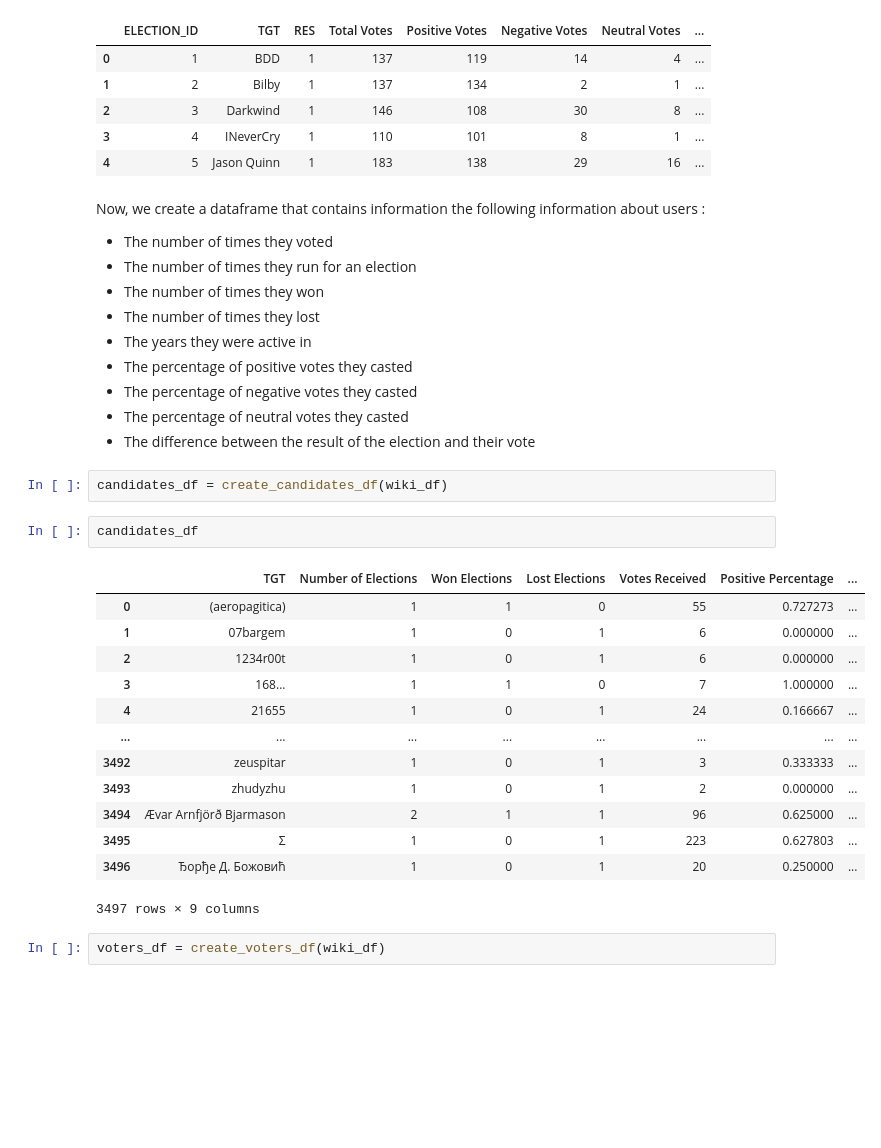
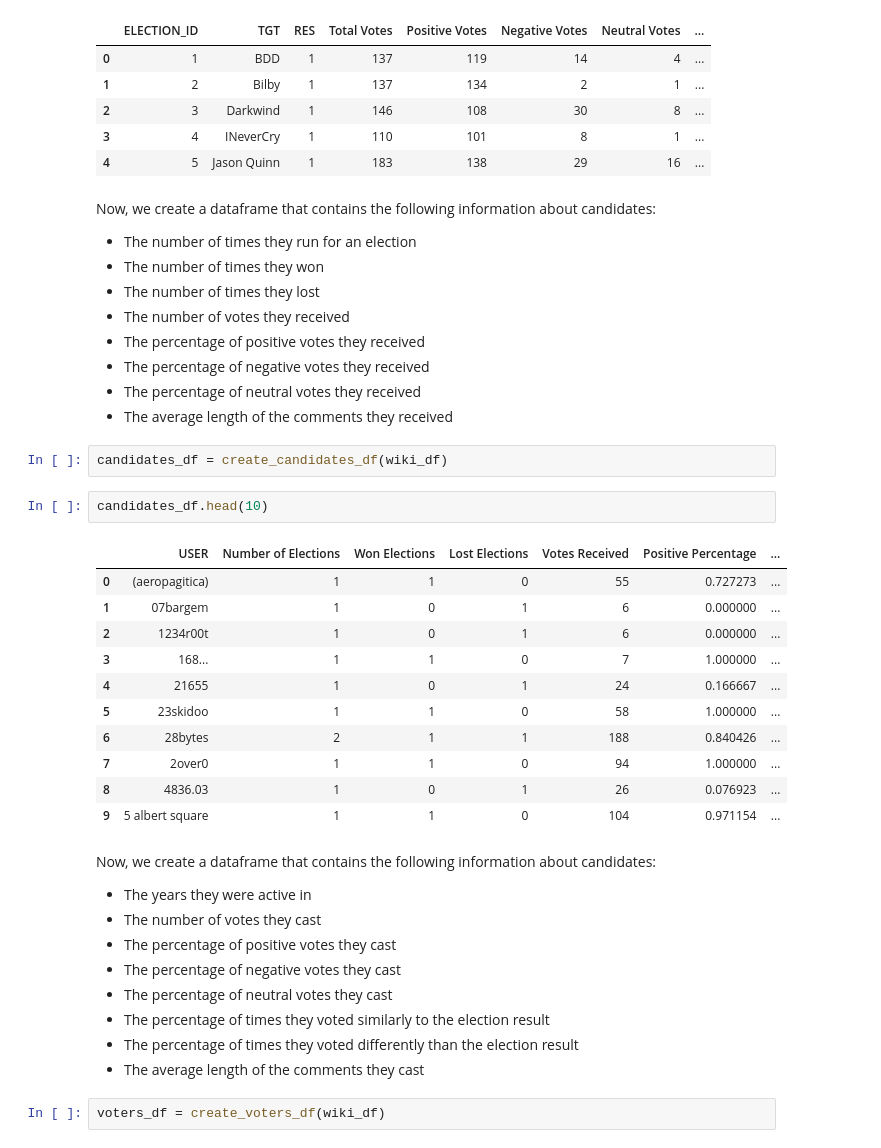
Before and after one commit to epfl-ada/ada-2023-project-datanauts23, a Jupyter notebook: data_processing.ipynb, the cells around one changed output. Cells and saved outputs as stored; diff of their text form; blank space fills up the shorter version.

```diff
--- a/data_processing.ipynb
+++ b/data_processing.ipynb
@@ -732,34 +464,41 @@ elections_df.head(5)
 | 3 | 4 | INeverCry | 1 | 110 | 101 | 8 | 1 | ... |
 | 4 | 5 | Jason Quinn | 1 | 183 | 138 | 29 | 16 | ... |
 # %% [markdown]
-Now, we create a dataframe that contains information the following information about users :
-- The number of times they voted
+Now, we create a dataframe that contains the following information about candidates:
 - The number of times they run for an election
 - The number of times they won
 - The number of times they lost
-- The years they were active in
-- The percentage of positive votes they casted
-- The percentage of negative votes they casted
-- The percentage of neutral votes they casted
-- The difference between the result of the election and their vote
+- The number of votes they received
+- The percentage of positive votes they received
+- The percentage of negative votes they received
+- The percentage of neutral votes they received
+- The average length of the comments they received
 # %%
 candidates_df = create_candidates_df(wiki_df)
 # %%
-candidates_df
+candidates_df.head(10)
 # %% [output]
-|  | TGT | Number of Elections | Won Elections | Lost Elections | Votes Received | Positive Percentage | ... |
+|  | USER | Number of Elections | Won Elections | Lost Elections | Votes Received | Positive Percentage | ... |
 | 0 | (aeropagitica) | 1 | 1 | 0 | 55 | 0.727273 | ... |
 | 1 | 07bargem | 1 | 0 | 1 | 6 | 0.000000 | ... |
 | 2 | 1234r00t | 1 | 0 | 1 | 6 | 0.000000 | ... |
 | 3 | 168... | 1 | 1 | 0 | 7 | 1.000000 | ... |
 | 4 | 21655 | 1 | 0 | 1 | 24 | 0.166667 | ... |
-| ... | ... | ... | ... | ... | ... | ... | ... |
-| 3492 | zeuspitar | 1 | 0 | 1 | 3 | 0.333333 | ... |
-| 3493 | zhudyzhu | 1 | 0 | 1 | 2 | 0.000000 | ... |
-| 3494 | Ævar Arnfjörð Bjarmason | 2 | 1 | 1 | 96 | 0.625000 | ... |
-| 3495 | Σ | 1 | 0 | 1 | 223 | 0.627803 | ... |
-| 3496 | Ђорђе Д. Божовић | 1 | 0 | 1 | 20 | 0.250000 | ... |
+| 5 | 23skidoo | 1 | 1 | 0 | 58 | 1.000000 | ... |
+| 6 | 28bytes | 2 | 1 | 1 | 188 | 0.840426 | ... |
+| 7 | 2over0 | 1 | 1 | 0 | 94 | 1.000000 | ... |
+| 8 | 4836.03 | 1 | 0 | 1 | 26 | 0.076923 | ... |
+| 9 | 5 albert square | 1 | 1 | 0 | 104 | 0.971154 | ... |
-3497 rows × 9 columns
+# %% [markdown]
+Now, we create a dataframe that contains the following information about candidates:
+- The years they were active in
+- The number of votes they cast
+- The percentage of positive votes they cast
+- The percentage of negative votes they cast
+- The percentage of neutral votes they cast
+- The percentage of times they voted similarly to the election result
+- The percentage of times they voted differently than the election result
+- The average length of the comments they cast
 # %%
 voters_df = create_voters_df(wiki_df)
 # %%
```
Also changed, not shown: parts of 146 cells of this notebook, 2 other files.
